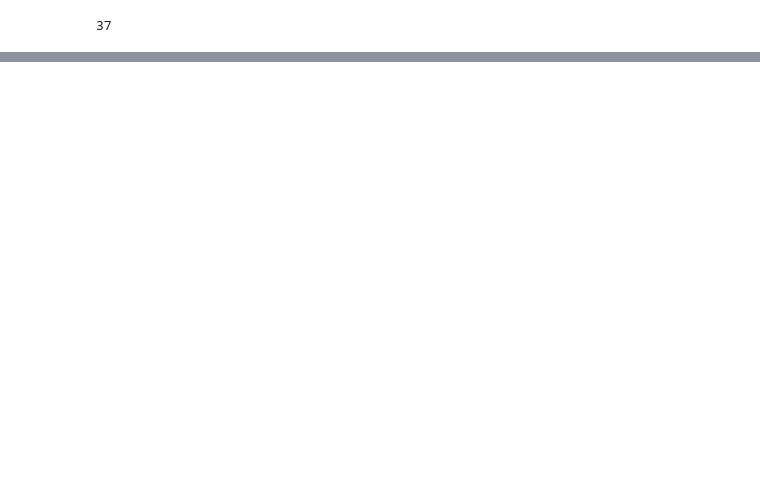
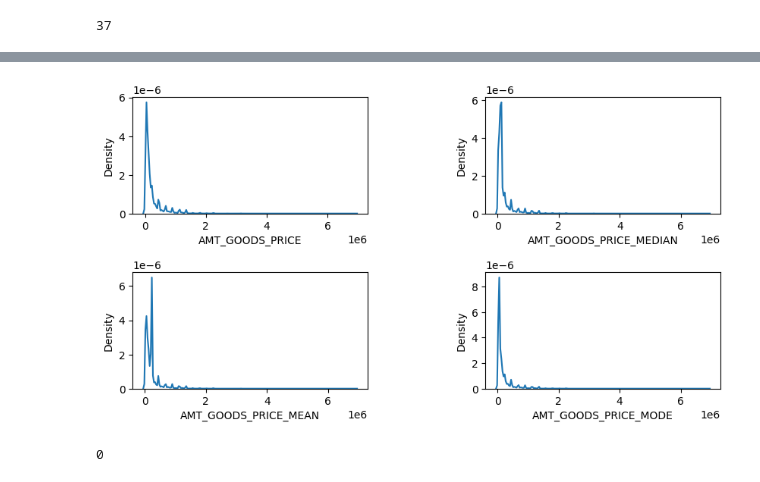
Before and after one commit to greatrifat/EDA, a Jupyter notebook: EDA_on_Bank_Loan_Defaulter.ipynb, the cells around one changed output, grey strips where cells are left out. Cells and saved outputs as stored; diff of their text form; code cells hidden in the pictures; blank space fills up the shorter version.

```diff
--- a/EDA_on_Bank_Loan_Defaulter.ipynb
+++ b/EDA_on_Bank_Loan_Defaulter.ipynb
@@ -1021,0 +1068,15 @@ prev_app_nva_col_rmvd.isnull().sum().sort_values(ascending=False)/prev_app_nva_c
+# %%
+prev_app_nva_col_rmvd['AMT_GOODS_PRICE_MEDIAN'] = prev_app_nva_col_rmvd['AMT_GOODS_PRICE'].fillna(prev_app_nva_col_rmvd['AMT_GOODS_PRICE'].median())
+prev_app_nva_col_rmvd['AMT_GOODS_PRICE_MEAN'] = prev_app_nva_col_rmvd['AMT_GOODS_PRICE'].fillna(prev_app_nva_col_rmvd['AMT_GOODS_PRICE'].mean())
+prev_app_nva_col_rmvd['AMT_GOODS_PRICE_MODE'] = prev_app_nva_col_rmvd['AMT_GOODS_PRICE'].fillna(prev_app_nva_col_rmvd['AMT_GOODS_PRICE'].mode()[0])
+# %%
+gp_cols = ['AMT_GOODS_PRICE','AMT_GOODS_PRICE_MEDIAN','AMT_GOODS_PRICE_MEAN','AMT_GOODS_PRICE_MODE']
+# %%
+plt.figure(figsize=(10,5))
+
+for i, col in enumerate(gp_cols):
+    plt.subplot(2,2,i+1)
+    sns.kdeplot(data=prev_app_nva_col_rmvd,x=col)
+    plt.subplots_adjust(wspace=0.5,hspace=0.5)
+# %% [output]
+[figure, added]
@@ -1021,0 +1085,4 @@ prev_app_nva_col_rmvd.isnull().sum().sort_values(ascending=False)/prev_app_nva_c
+# %%
+prev_app_nva_col_rmvd['AMT_GOODS_PRICE'].isnull().sum()
+# %% [output]
+0
```
Also changed, not shown: parts of 27 cells of this notebook.
